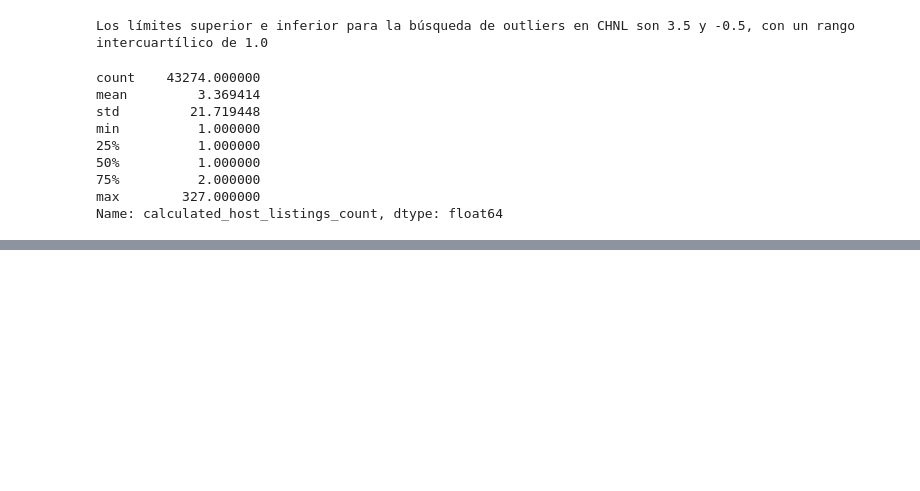
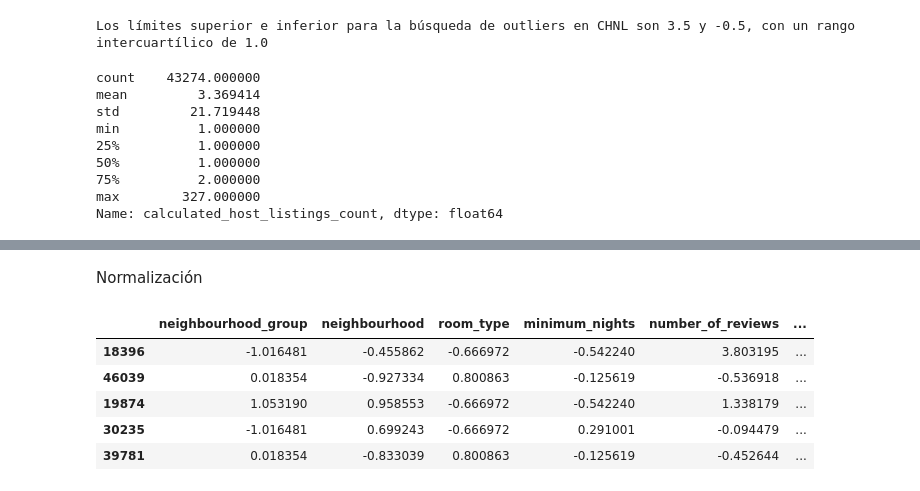
Before and after one commit to VonHyde/machine-learning-python-template, a Jupyter notebook: src/explore.ipynb, the cells around one changed output, grey strips where cells are left out. Drawn from its saved outputs; the diff is of its cells as text; code cells hidden in the pictures; blank space fills up the shorter version.

```diff
--- a/src/explore.ipynb
+++ b/src/explore.ipynb
@@ -332,0 +367,22 @@ total_data = total_data[total_data["calculated_host_listings_count"] > 4]
+# %% [markdown]
+Normalización
+# %%
+from sklearn.preprocessing import StandardScaler
+
+scaler = StandardScaler()
+scaler.fit(X_train)
+
+X_train_norm = scaler.transform(X_train)
+X_train_norm = pd.DataFrame(X_train_norm, index = X_train.index, columns = num_variables)
+
+X_test_norm = scaler.transform(X_test)
+X_test_norm = pd.DataFrame(X_test_norm, index = X_test.index, columns = num_variables)
+
+X_train_norm.head()
+# %% [output]
+|  | neighbourhood_group | neighbourhood | room_type | minimum_nights | number_of_reviews | ... |
+| 18396 | -1.016481 | -0.455862 | -0.666972 | -0.542240 | 3.803195 | ... |
+| 46039 | 0.018354 | -0.927334 | 0.800863 | -0.125619 | -0.536918 | ... |
+| 19874 | 1.053190 | 0.958553 | -0.666972 | -0.542240 | 1.338179 | ... |
+| 30235 | -1.016481 | 0.699243 | -0.666972 | 0.291001 | -0.094479 | ... |
+| 39781 | 0.018354 | -0.833039 | 0.800863 | -0.125619 | -0.452644 | ... |
```
Also changed, not shown: parts of 13 cells of this notebook, 2 other files.
